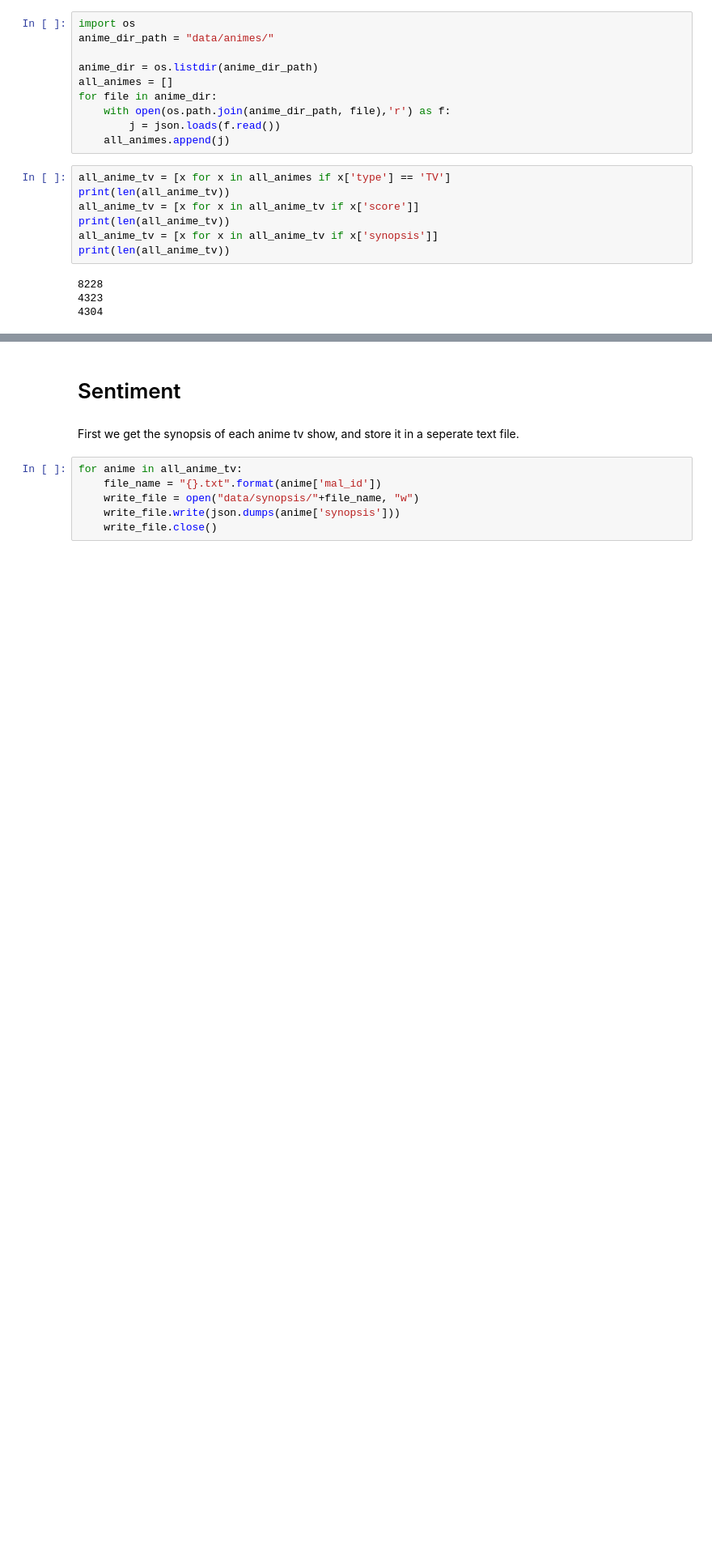
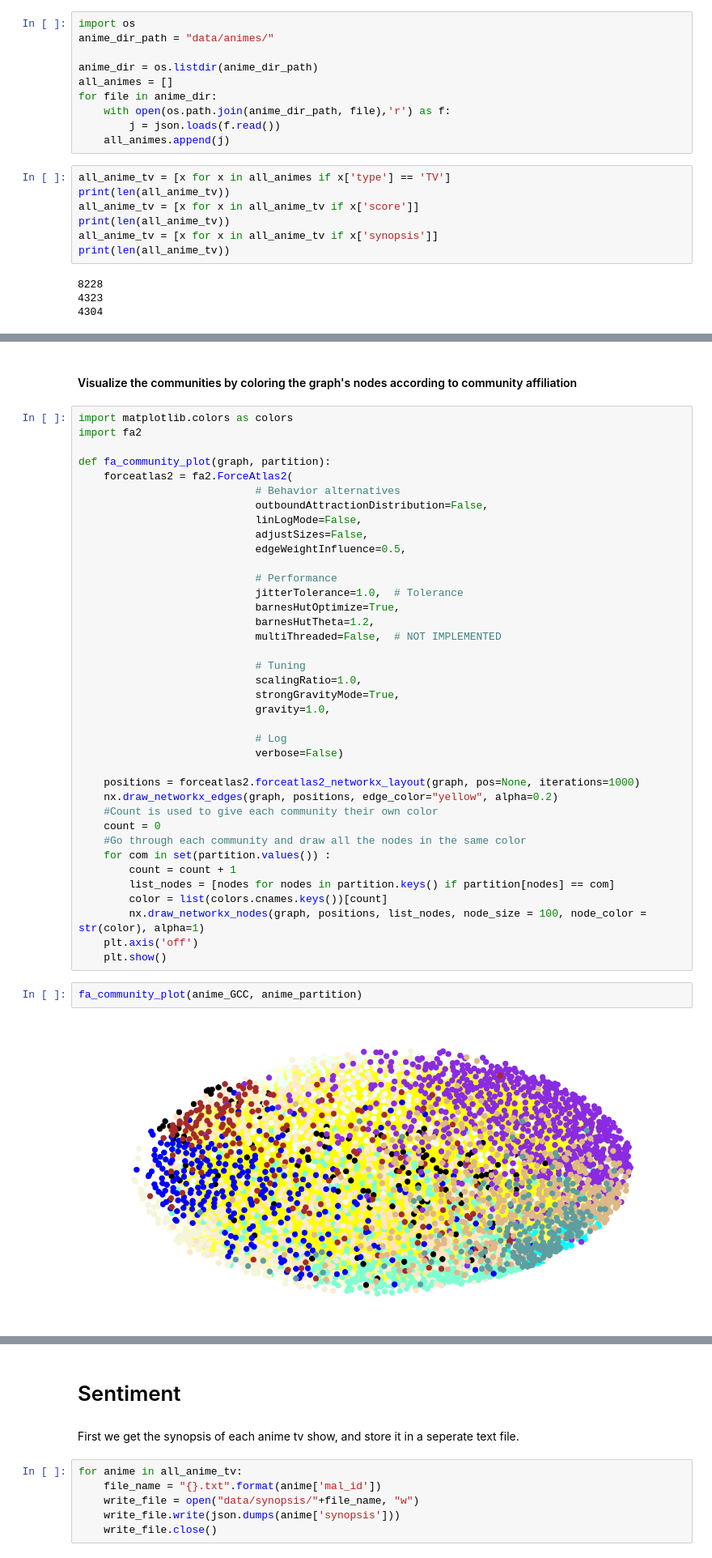
Before and after one commit to MarcBrejner/ProjectMAL, a Jupyter notebook: project.ipynb, the cells around one changed output, grey strips where cells are left out. Shown at 81% size. Cells and saved outputs as stored; diff of their text form; blank space fills up the shorter version.

```diff
--- a/project.ipynb
+++ b/project.ipynb
@@ -38,0 +239,44 @@ anime_graph = nx.read_weighted_edgelist("data/edgeanimelist.txt")
+# %% [markdown]
+#### Visualize the communities by coloring the graph's nodes according to community affiliation
+# %%
+import matplotlib.colors as colors
+import fa2
+
+def fa_community_plot(graph, partition):
+    forceatlas2 = fa2.ForceAtlas2(
+                            # Behavior alternatives
+                            outboundAttractionDistribution=False,
+                            linLogMode=False,
+                            adjustSizes=False,
+                            edgeWeightInfluence=0.5,
+
+                            # Performance
+                            jitterTolerance=1.0,  # Tolerance
+                            barnesHutOptimize=True,
+                            barnesHutTheta=1.2,
+                            multiThreaded=False,  # NOT IMPLEMENTED
+
+                            # Tuning
+                            scalingRatio=1.0,
+                            strongGravityMode=True,
+                            gravity=1.0,
+
+                            # Log
+                            verbose=False)
+
+    positions = forceatlas2.forceatlas2_networkx_layout(graph, pos=None, iterations=1000)
+    nx.draw_networkx_edges(graph, positions, edge_color="yellow", alpha=0.2)
+    #Count is used to give each community their own color
+    count = 0
+    #Go through each community and draw all the nodes in the same color
+    for com in set(partition.values()) :
+        count = count + 1
+        list_nodes = [nodes for nodes in partition.keys() if partition[nodes] == com]
+        color = list(colors.cnames.keys())[count]
+        nx.draw_networkx_nodes(graph, positions, list_nodes, node_size = 100, node_color = str(color), alpha=1)
+    plt.axis('off')
+    plt.show()
+# %%
+fa_community_plot(anime_GCC, anime_partition)
+# %% [output]
+[figure, added]
```
Also changed, not shown: parts of 32 cells of this notebook, 1 other file.
